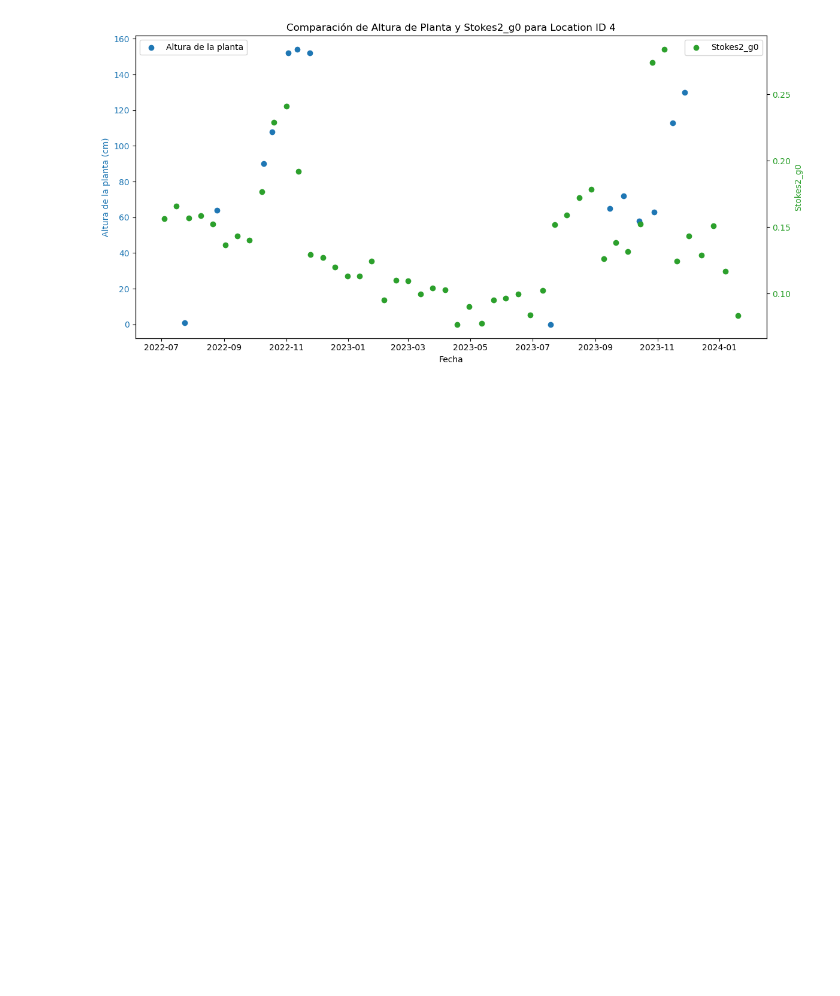
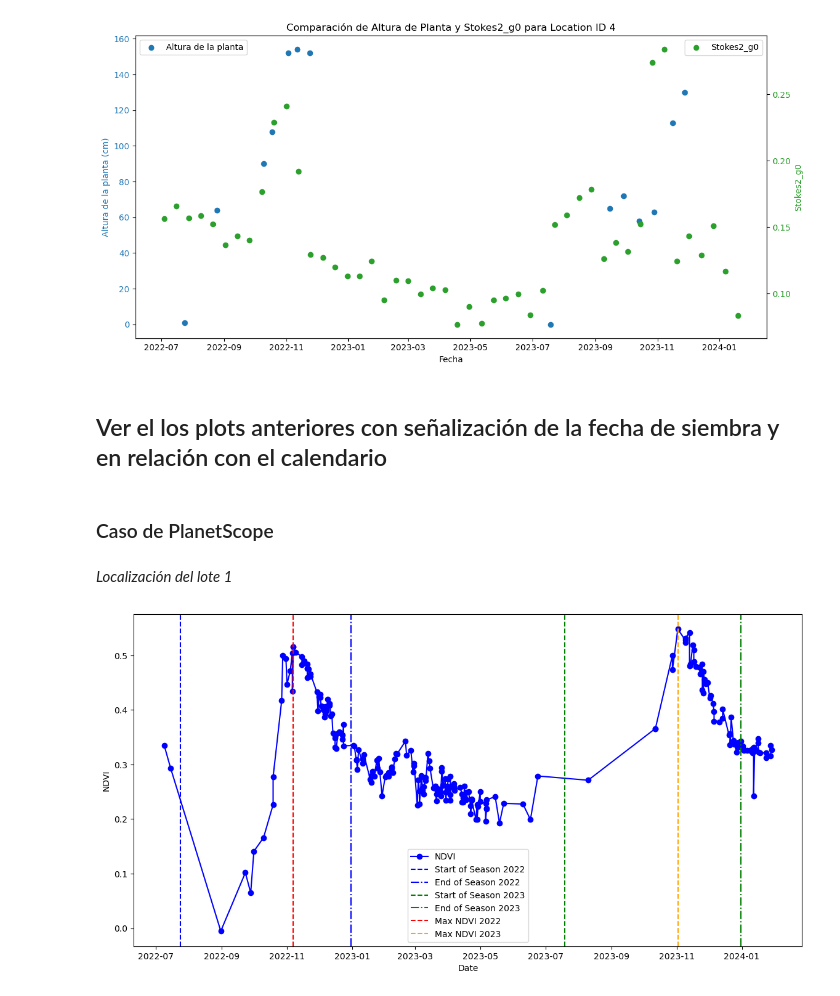
Before and after one commit to Emmanuel461/TF_Rice, a Jupyter notebook: Codes/4.Basic_observation_of_SAR_Optic_extraction.ipynb, the cells around one changed output. Cells and saved outputs as stored; diff of their text form; code cells hidden in the pictures; blank space fills up the shorter version.

```diff
--- a/Codes/4.Basic_observation_of_SAR_Optic_extraction.ipynb
+++ b/Codes/4.Basic_observation_of_SAR_Optic_extraction.ipynb
@@ -207,3 +213,68 @@ for loc_id in location_ids:
 [figure]
 [figure]
 [figure]
+# %% [markdown]
+## Ver el los plots anteriores con señalización de la fecha de siembra y en relación con el calendario
+# %% [markdown]
+### Caso de PlanetScope
+# %%
+import pandas as pd
+import matplotlib.pyplot as plt
+
+planet_data = pd.read_excel('../DataIn/Analisis_basico_crecimiento/Planet_data.xlsx', sheet_name = 'Sheet2')
+# %% [markdown]
+*Localización del lote 1*
+# %%
+
+
+# Definir las fechas de inicio y fin de temporada para 2022 y 2023
+start_date_2022 = pd.to_datetime('2022-07-24')
+end_date_2022 = pd.to_datetime('2022-12-31')
+start_date_2023 = pd.to_datetime('2023-07-19')
+end_date_2023 = pd.to_datetime('2023-12-31')
+
+# Filtrar los datos para la ubicación con 'location_id' = 1
+planet_data = planet_data[planet_data['location_id'] == 1]
+
+# Filtrar los datos para cada año
+data_2022 = planet_data[(planet_data['image_date'].dt.year == 2022)]
+data_2023 = planet_data[(planet_data['image_date'].dt.year == 2023)]
+
+# Identificar la fecha con el máximo valor de NDVI para cada año
+max_ndvi_date_2022 = data_2022.loc[data_2022['NDVI'].idxmax(), 'image_date']
+max_ndvi_value_2022 = data_2022['NDVI'].max()
+
+max_ndvi_date_2023 = data_2023.loc[data_2023['NDVI'].idxmax(), 'image_date']
+max_ndvi_value_2023 = data_2023['NDVI'].max()
+
+# Graficar los resultados
+plt.figure(figsize=(14, 7))
+
+# NDVI Serie Completa
+plt.plot(planet_data['image_date'], planet_data['NDVI'], label='NDVI', color='blue', marker='o')
+
+# Señalar las fechas de inicio y fin de temporada para 2022
+plt.axvline(x=start_date_2022, color='blue', linestyle='--', label='Start of Season 2022')
+plt.axvline(x=end_date_2022, color='blue', linestyle='-.', label='End of Season 2022')
+
+# Señalar las fechas de inicio y fin de temporada para 2023
+plt.axvline(x=start_date_2023, color='green', linestyle='--', label='Start of Season 2023')
+plt.axvline(x=end_date_2023, color='green', linestyle='-.', label='End of Season 2023')
+
+# Señalar el máximo de NDVI en 2022
+plt.axvline(x=max_ndvi_date_2022, color='red', linestyle='--', label='Max NDVI 2022')
+plt.scatter(max_ndvi_date_2022, max_ndvi_value_2022, color='red')
+
+# Señalar el máximo de NDVI en 2023
+plt.axvline(x=max_ndvi_date_2023, color='orange', linestyle='--', label='Max NDVI 2023')
+plt.scatter(max_ndvi_date_2023, max_ndvi_value_2023, color='orange')
+
+# Etiquetas y leyenda
+plt.title('')
+plt.xlabel('Date')
+plt.ylabel('NDVI')
+plt.legend()
+plt.grid(False)
+plt.show()
+# %% [output]
+[figure, added]
```
Also changed, not shown: parts of 2 cells of this notebook.
